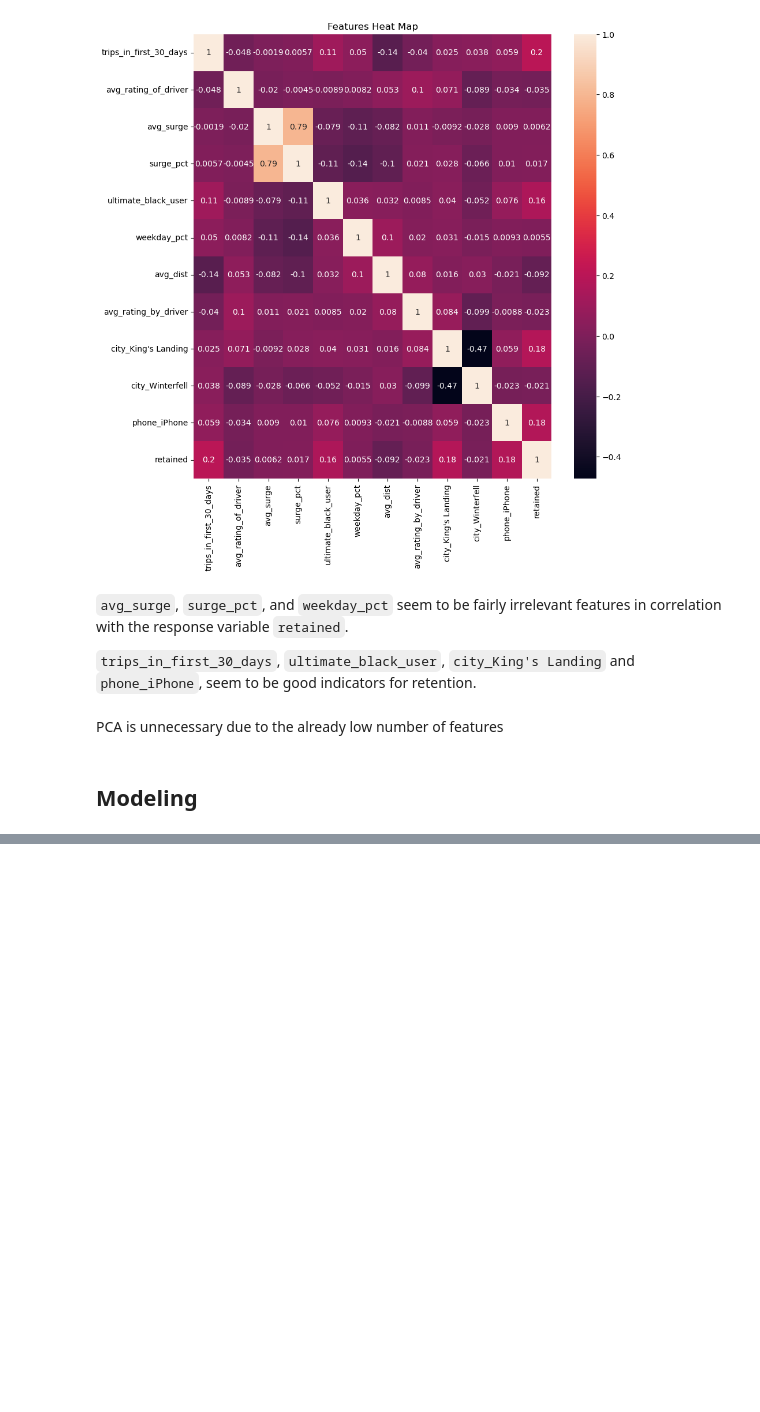
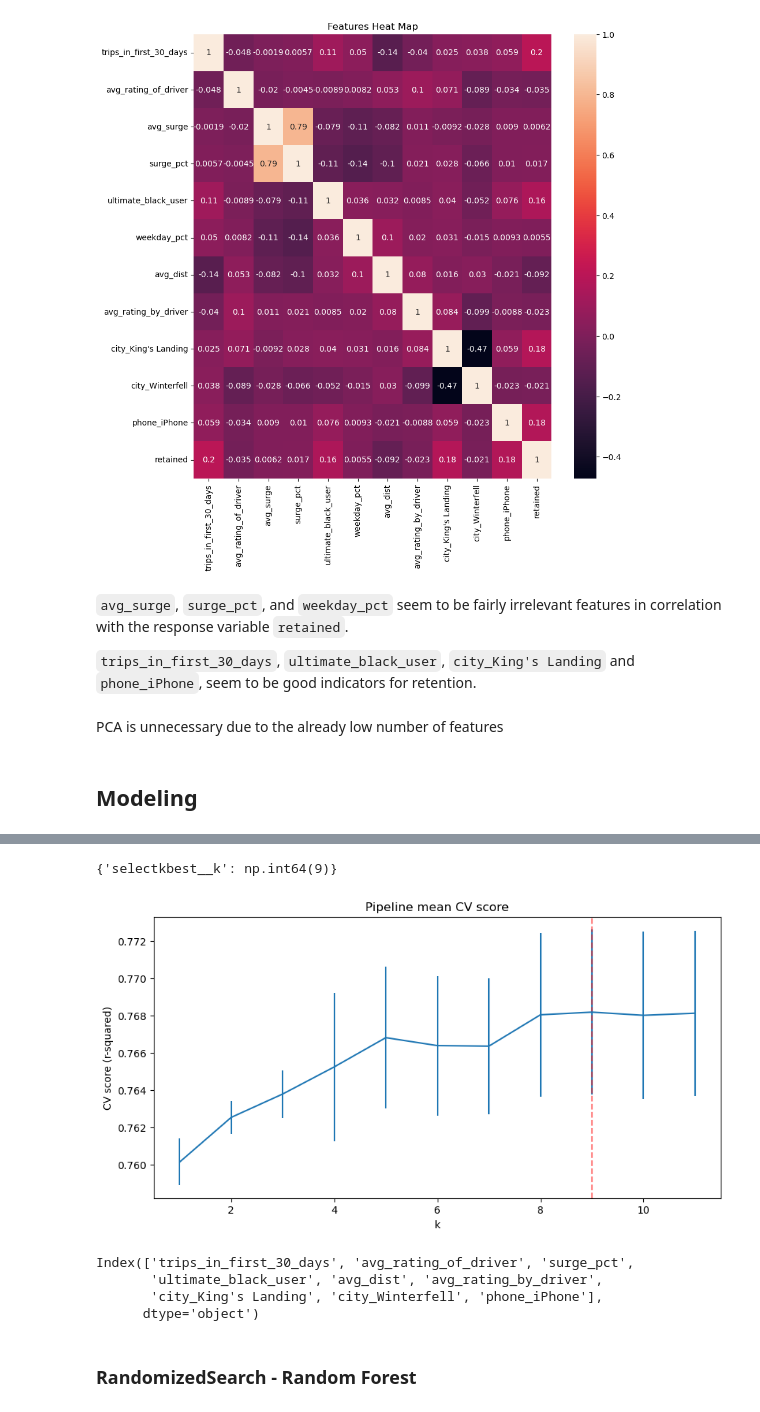
Before and after one commit to BenjaminLe1/Interview-Challenge, a Jupyter notebook: Part3.ipynb, the cells around one changed output, grey strips where cells are left out. Saved outputs shown, nothing was run; the diff lists cells and outputs as text; code cells hidden in the pictures; blank space fills up the shorter version.

```diff
--- a/Part3.ipynb
+++ b/Part3.ipynb
@@ -312,0 +309,10 @@ Find recommendations
+# %%
+# Different hyperparameters to test
+k = np.arange(1, len(X_train.columns)+1)
+param_grid = {'selectkbest__k': k}
+# %%
+# Grid search for hyperparameters
+lr_grid_cv = GridSearchCV(lr_pipe, param_grid=param_grid, cv=5, n_jobs=-1)
+# %%
+# Fit to training data
+lr_grid_cv.fit(X_train, y_train)
@@ -312,0 +327,30 @@ Find recommendations
+# %%
+# Print the best parameters
+score_mean = lr_grid_cv.cv_results_['mean_test_score']
+score_std = lr_grid_cv.cv_results_['std_test_score']
+lr_grid_cv.best_params_
+# %% [output]
+{'selectkbest__k': np.int64(9)}
+# %%
+# Display performance at different number of features (k)
+best_k = lr_grid_cv.best_params_['selectkbest__k']
+plt.subplots(figsize=(10, 5))
+plt.errorbar(k, score_mean, yerr=score_std)
+plt.axvline(x=best_k, c='r', ls='--', alpha=.5)
+plt.xlabel('k')
+plt.ylabel('CV score (r-squared)')
+plt.title('Pipeline mean CV score');
+# %% [output]
+[figure, added]
+# %%
+# Top features according to model
+selected = lr_grid_cv.best_estimator_.named_steps.selectkbest.get_support()
+features = X_train.columns[selected]
+print(features)
+# %% [output]
+Index(['trips_in_first_30_days', 'avg_rating_of_driver', 'surge_pct',
+       'ultimate_black_user', 'avg_dist', 'avg_rating_by_driver',
+       'city_King's Landing', 'city_Winterfell', 'phone_iPhone'],
+      dtype='object')
+# %% [markdown]
+### RandomizedSearch - Random Forest
```
Also changed, not shown: parts of 23 cells of this notebook.
